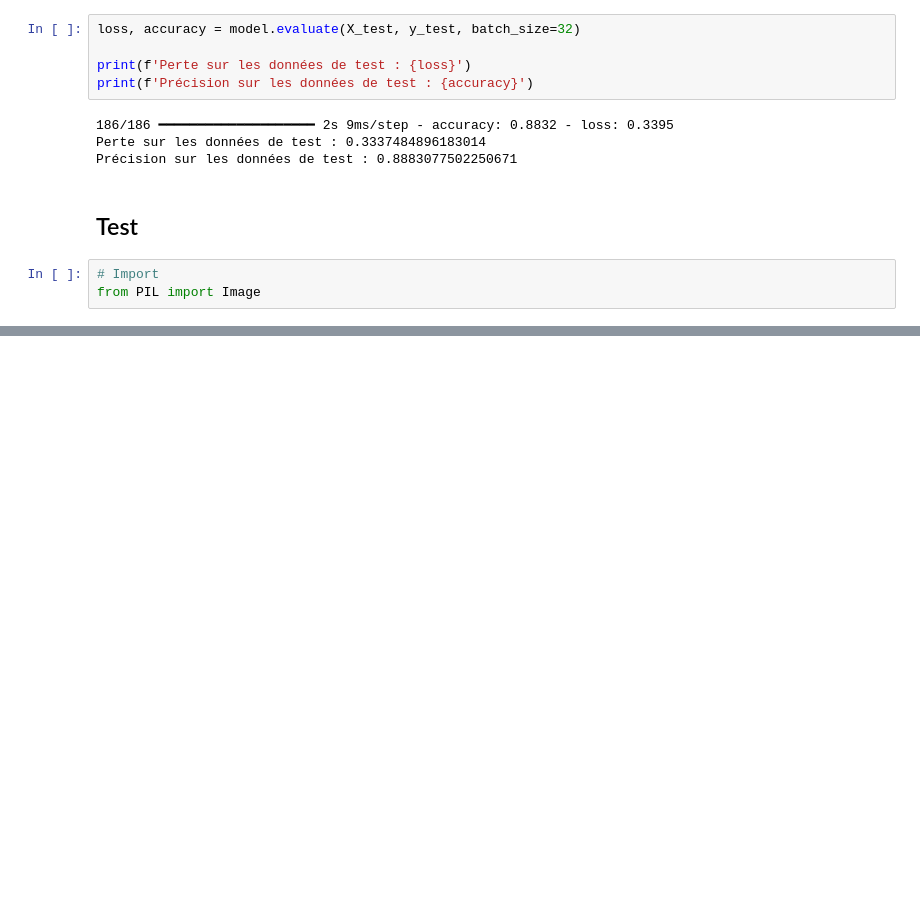
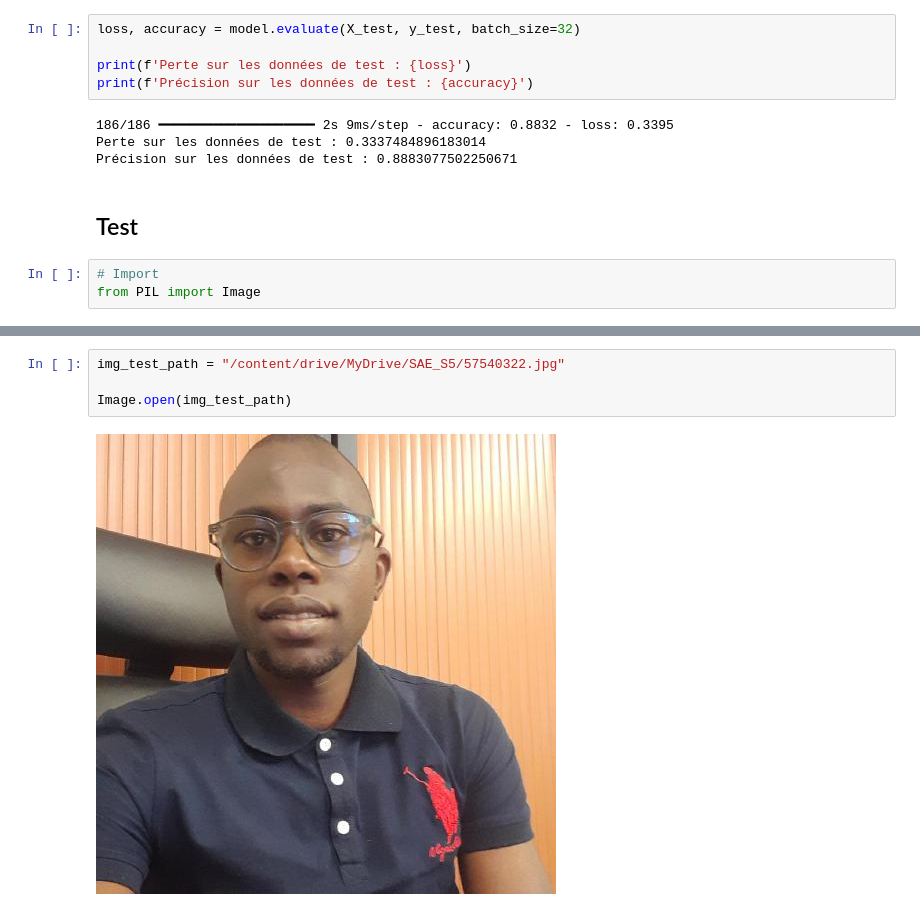
Before and after one commit to JagoOgaj/SAE_S5, a Jupyter notebook: model/model.ipynb, the cells around one changed output, grey strips where cells are left out. Cells and saved outputs as stored; diff of their text form; blank space fills up the shorter version.

```diff
--- a/model/model.ipynb
+++ b/model/model.ipynb
@@ -540,0 +572,6 @@ Homme
+# %%
+img_test_path = "/content/drive/MyDrive/SAE_S5/57540322.jpg"
+
+Image.open(img_test_path)
+# %% [output]
+[figure, added]
```
Also changed, not shown: parts of 6 cells of this notebook.
